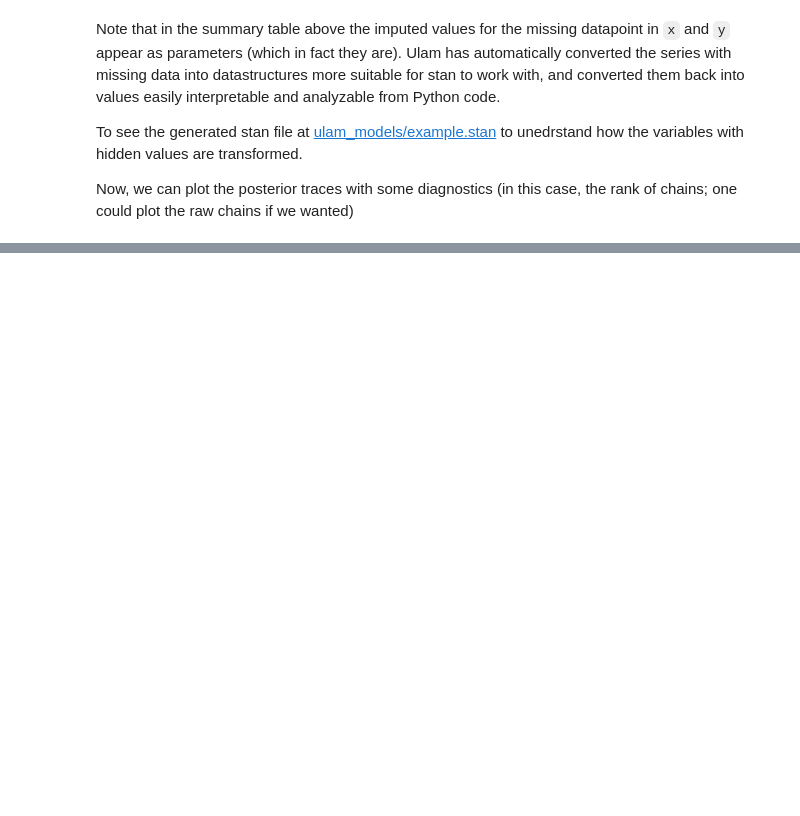
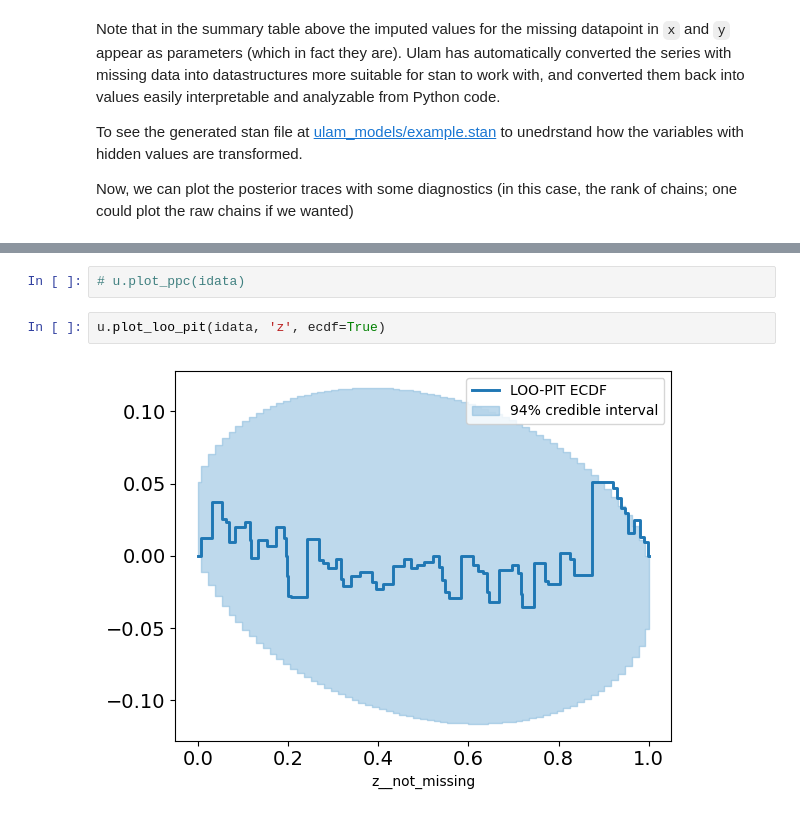
Before and after one commit to tmbb/ulam, a Jupyter notebook: ulam.ipynb, the cells around one changed output, grey strips where cells are left out. Cells and saved outputs as stored; diff of their text form; blank space fills up the shorter version.

```diff
--- a/ulam.ipynb
+++ b/ulam.ipynb
@@ -161,0 +168,6 @@ fig.tight_layout()
+# %%
+# u.plot_ppc(idata)
+# %%
+u.plot_loo_pit(idata, 'z', ecdf=True)
+# %% [output]
+[figure, added]
```
Also changed, not shown: parts of 6 cells of this notebook, 6 other files.
